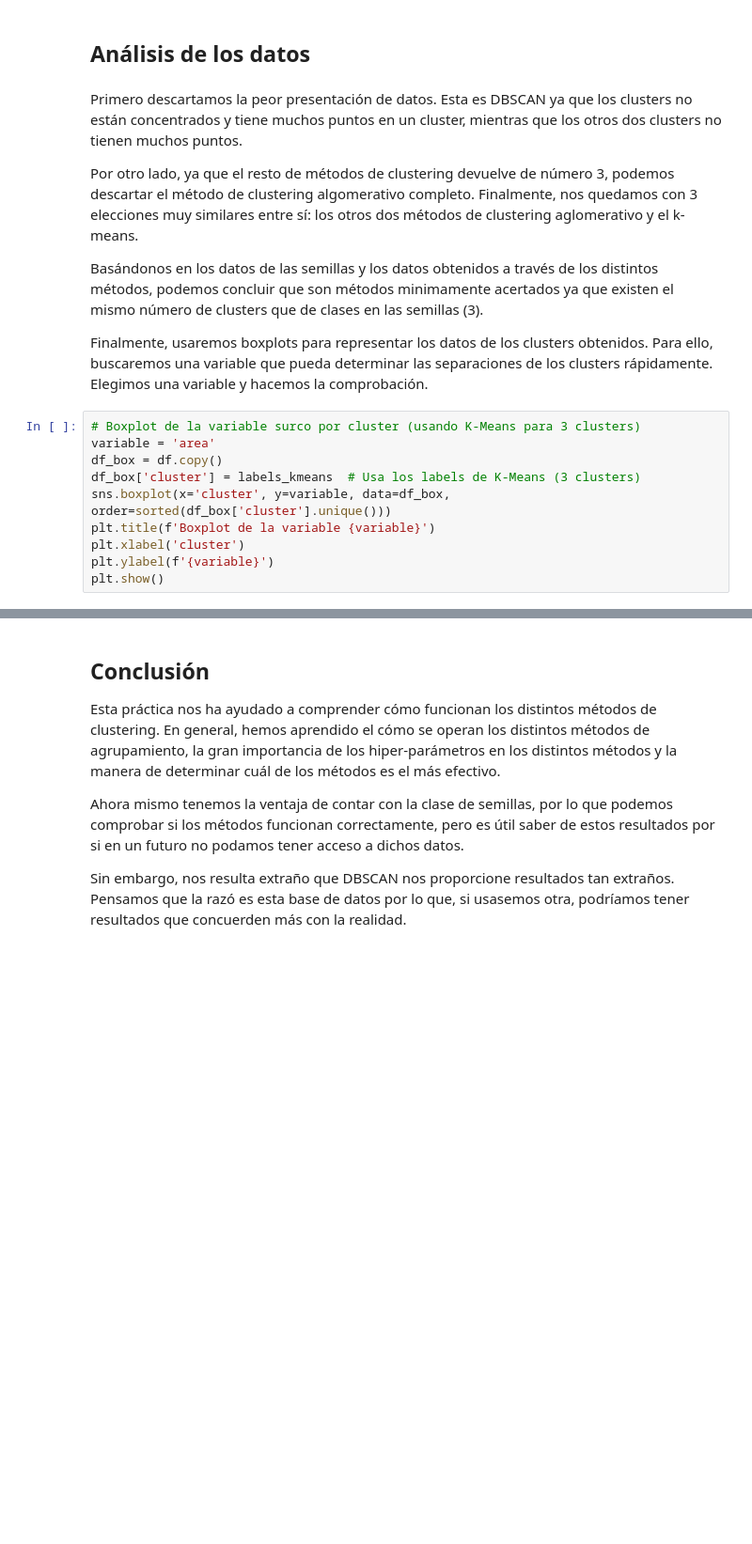
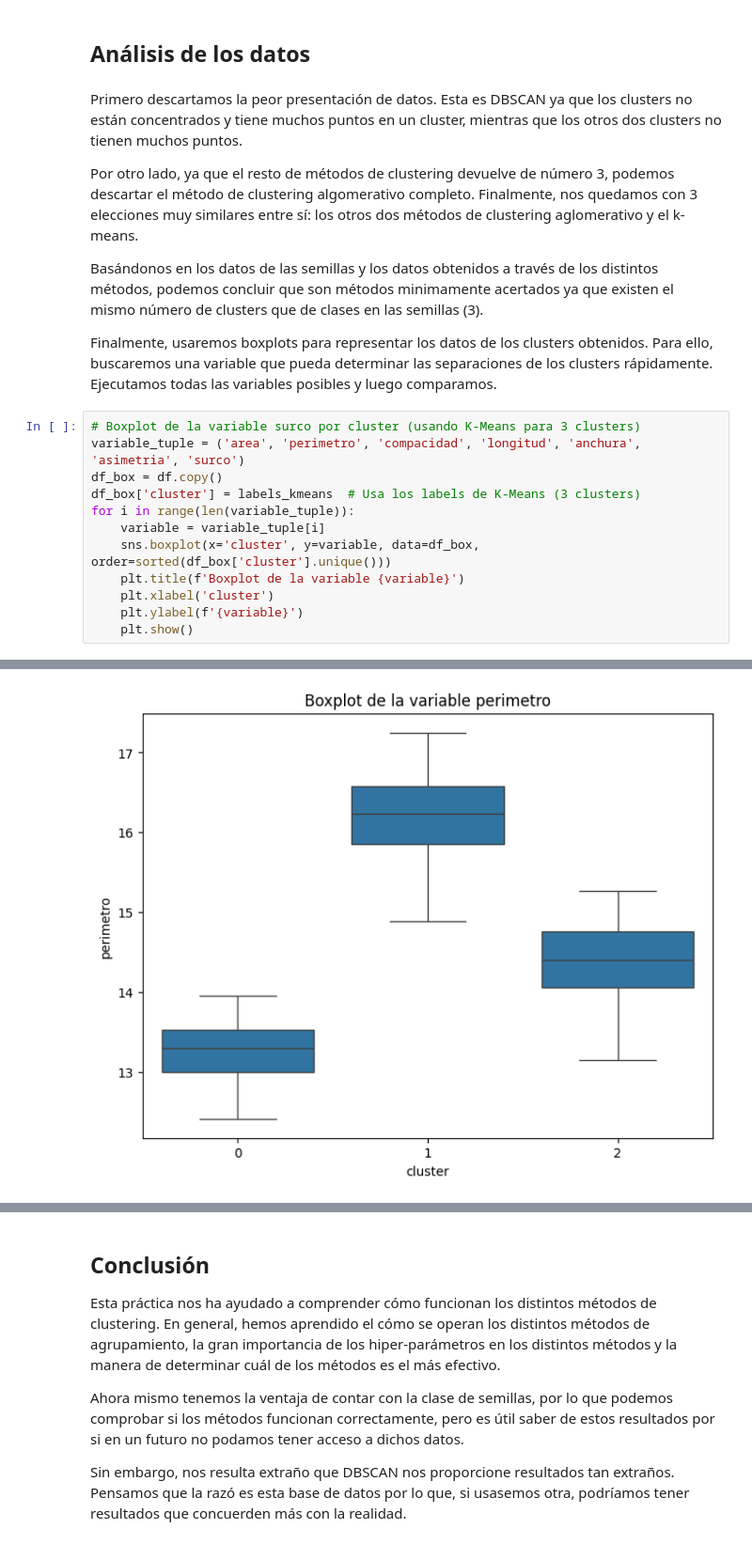
Before and after one commit to 100495801-UC3M/Machine-Learning, a Jupyter notebook: main.ipynb, the cells around one changed output, grey strips where cells are left out. Shown at 94% size. Saved outputs shown, nothing was run; the diff lists cells and outputs as text; blank space fills up the shorter version.

```diff
--- a/main.ipynb
+++ b/main.ipynb
@@ -257,16 +257,19 @@ Finalmente, nos quedamos con 3 elecciones muy similares entre sí: los otros dos
 
 Basándonos en los datos de las semillas y los datos obtenidos a través de los distintos métodos, podemos concluir que son métodos minimamente acertados ya que existen el mismo número de clusters que de clases en las semillas (3).
 
-Finalmente, usaremos boxplots para representar los datos de los clusters obtenidos. Para ello, buscaremos una variable que pueda determinar las separaciones de los clusters rápidamente. Elegimos una variable y hacemos la comprobación.
+Finalmente, usaremos boxplots para representar los datos de los clusters obtenidos. Para ello, buscaremos una variable que pueda determinar las separaciones de los clusters rápidamente. Ejecutamos todas las variables posibles y luego comparamos.
 # %%
 # Boxplot de la variable surco por cluster (usando K-Means para 3 clusters)
-variable = 'area'
+variable_tuple = ('area', 'perimetro', 'compacidad', 'longitud', 'anchura', 'asimetria', 'surco')
 df_box = df.copy()
 df_box['cluster'] = labels_kmeans  # Usa los labels de K-Means (3 clusters)
-sns.boxplot(x='cluster', y=variable, data=df_box, order=sorted(df_box['cluster'].unique()))
-plt.title(f'Boxplot de la variable {variable}')
-plt.xlabel('cluster')
-plt.ylabel(f'{variable}')
-plt.show()
+for i in range(len(variable_tuple)):
+    variable = variable_tuple[i]
+    sns.boxplot(x='cluster', y=variable, data=df_box, order=sorted(df_box['cluster'].unique()))
+    plt.title(f'Boxplot de la variable {variable}')
+    plt.xlabel('cluster')
+    plt.ylabel(f'{variable}')
+    plt.show()
 # %% [output]
 [figure]
+[figure, added]
```
Also changed, not shown: parts of 4 cells of this notebook.
